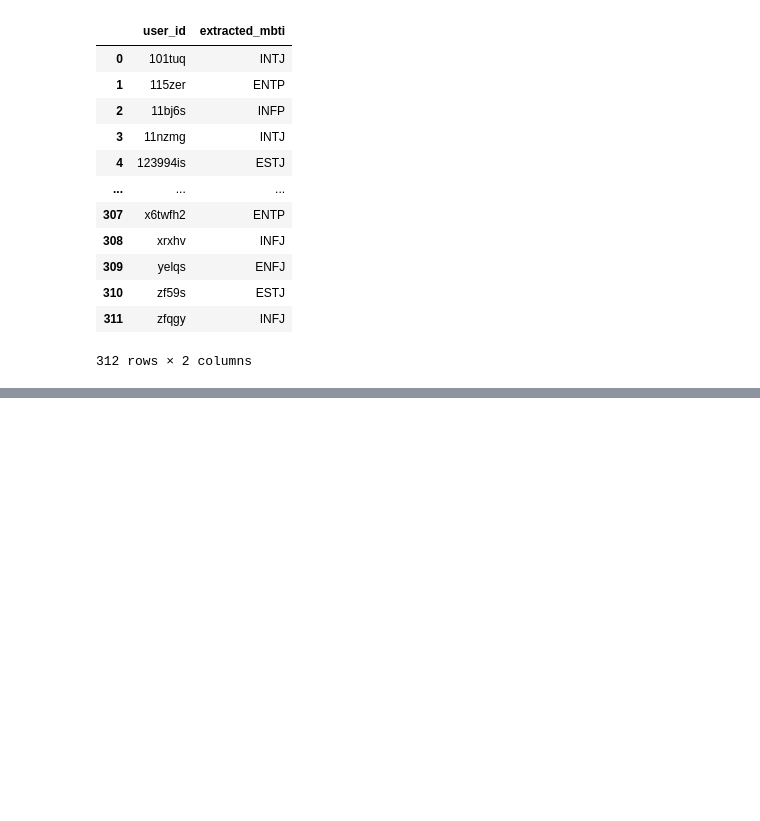
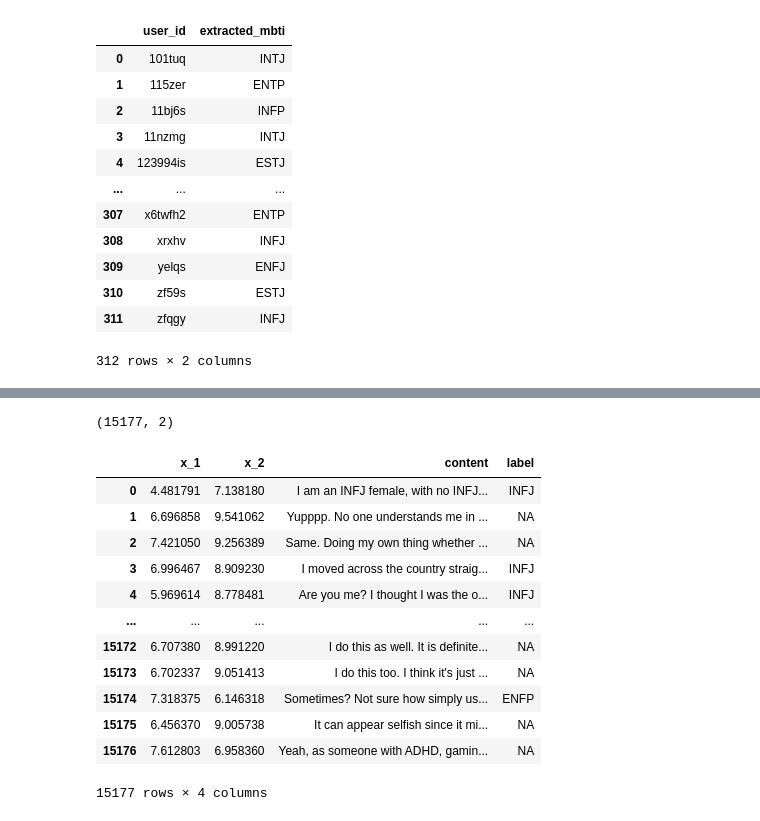
Before and after one commit to MaximeBastion/mbti-type-from-text, a Jupyter notebook: notebooks/reddit_exploration.ipynb, the cells around one changed output, grey strips where cells are left out. Saved outputs shown, nothing was run; the diff lists cells and outputs as text; code cells hidden in the pictures; blank space fills up the shorter version.

```diff
--- a/notebooks/reddit_exploration.ipynb
+++ b/notebooks/reddit_exploration.ipynb
@@ -361,0 +338,2 @@ px.bar(users_df.groupby("mbti_type")["id"].count().sort_values(ascending=False))
+# %%
+labels = comments_df[["user_id"]].merge(users_df[["id", "mbti_type"]], left_on="user_id", right_on="id")["mbti_type"].values
@@ -361,0 +352,3 @@ px.bar(users_df.groupby("mbti_type")["id"].count().sort_values(ascending=False))
+# %%
+reducer = UMAP(n_components=2, metric="cosine", verbose=True)
+vectors_2d = reducer.fit_transform(vectors)
@@ -361,0 +373,29 @@ px.bar(users_df.groupby("mbti_type")["id"].count().sort_values(ascending=False))
+# %%
+vectors_2d.shape
+# %% [output]
+(15177, 2)
+# %%
+plot_df = pd.DataFrame({
+    "x_1": vectors_2d[:, 0],
+    "x_2": vectors_2d[:, 1],
+    "content": comments_df["content"],
+    "label": labels
+})
+# %%
+plot_df["label"] = plot_df["label"].fillna("NA")
+# %%
+plot_df
+# %% [output]
+|  | x_1 | x_2 | content | label |
+| 0 | 4.481791 | 7.138180 | I am an INFJ female, with no INFJ... | INFJ |
+| 1 | 6.696858 | 9.541062 | Yupppp. No one understands me in ... | NA |
+| 2 | 7.421050 | 9.256389 | Same. Doing my own thing whether ... | NA |
+| 3 | 6.996467 | 8.909230 | I moved across the country straig... | INFJ |
+| 4 | 5.969614 | 8.778481 | Are you me? I thought I was the o... | INFJ |
+| ... | ... | ... | ... | ... |
+| 15172 | 6.707380 | 8.991220 | I do this as well. It is definite... | NA |
+| 15173 | 6.702337 | 9.051413 | I do this too. I think it's just ... | NA |
+| 15174 | 7.318375 | 6.146318 | Sometimes? Not sure how simply us... | ENFP |
+| 15175 | 6.456370 | 9.005738 | It can appear selfish since it mi... | NA |
+| 15176 | 7.612803 | 6.958360 | Yeah, as someone with ADHD, gamin... | NA |
+15177 rows × 4 columns
```
Also changed, not shown: parts of 51 cells of this notebook.
